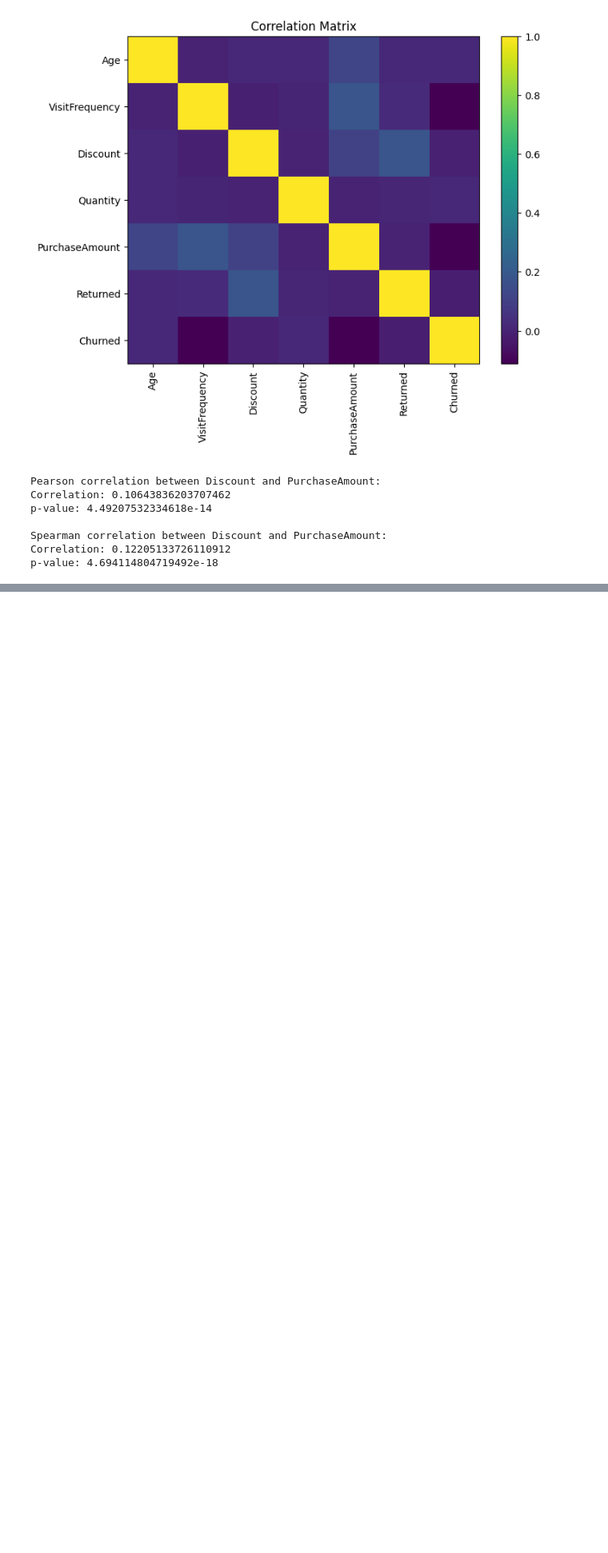
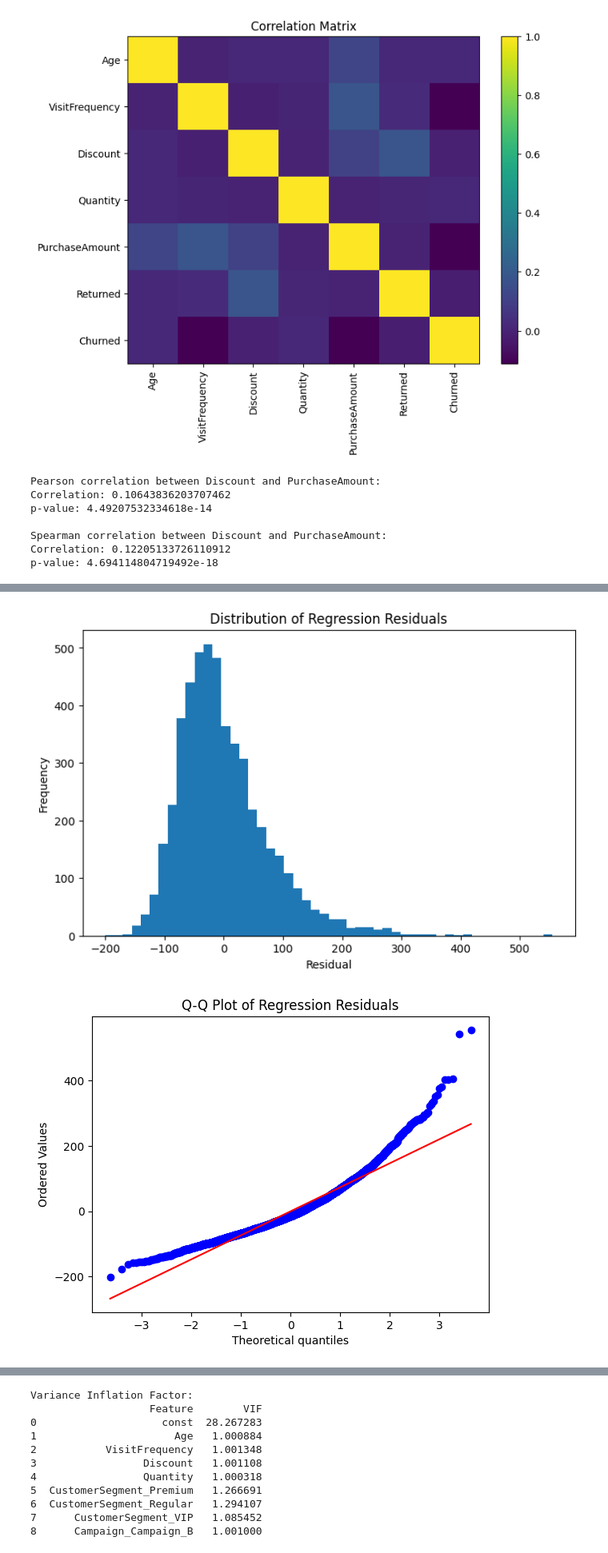
Before and after one commit to VKishore16-DS/Statistics, a Jupyter notebook: CUSTOMER BEHAVIOR & REVENUE GROWTH ANALYSIS/customer_analysis.ipynb, the cells around one changed output, grey strips where cells are left out. Shown at 80% size. Saved outputs shown, nothing was run; the diff lists cells and outputs as text; code cells hidden in the pictures; blank space fills up the shorter version.

Commit message:
added regression analysis

```diff
--- a/CUSTOMER BEHAVIOR & REVENUE GROWTH ANALYSIS/customer_analysis.ipynb
+++ b/CUSTOMER BEHAVIOR & REVENUE GROWTH ANALYSIS/customer_analysis.ipynb
@@ -629,0 +713,42 @@ p-value: 4.694114804719492e-18
+# %%
+# Regression assumptions
+
+
+residuals = linear_model.resid
+fitted_values = linear_model.fittedvalues
+
+# Residual distribution
+plt.figure(figsize=(8, 5))
+plt.hist(residuals, bins=50)
+plt.title("Distribution of Regression Residuals")
+plt.xlabel("Residual")
+plt.ylabel("Frequency")
+plt.show()
+
+# Q-Q plot of residuals
+stats.probplot(residuals, dist="norm", plot=plt)
+plt.title("Q-Q Plot of Regression Residuals")
+plt.show()
+
+# Residuals vs fitted values
+plt.figure(figsize=(8, 5))
+plt.scatter(fitted_values, residuals, alpha=0.4)
+plt.axhline(0, linestyle="--")
+plt.title("Residuals vs Fitted Values")
+plt.xlabel("Fitted Values")
+plt.ylabel("Residuals")
+plt.show()
+
+# VIF for multicollinearity
+vif_data = pd.DataFrame()
+vif_data["Feature"] = X.columns
+vif_data["VIF"] = [
+    variance_inflation_factor(X.values, i)
+    for i in range(X.shape[1])
+]
+
+print("\nVariance Inflation Factor:")
+print(vif_data)
+# %% [output]
+[figure, added]
+[figure, added]
@@ -629,0 +756,11 @@ p-value: 4.694114804719492e-18
+Variance Inflation Factor:
+                   Feature        VIF
+0                    const  28.267283
+1                      Age   1.000884
+2           VisitFrequency   1.001348
+3                 Discount   1.001108
+4                 Quantity   1.000318
+5  CustomerSegment_Premium   1.266691
+6  CustomerSegment_Regular   1.294107
+7      CustomerSegment_VIP   1.085452
+8      Campaign_Campaign_B   1.001000
```
Also changed, not shown: parts of 3 cells of this notebook, 1 other file.
